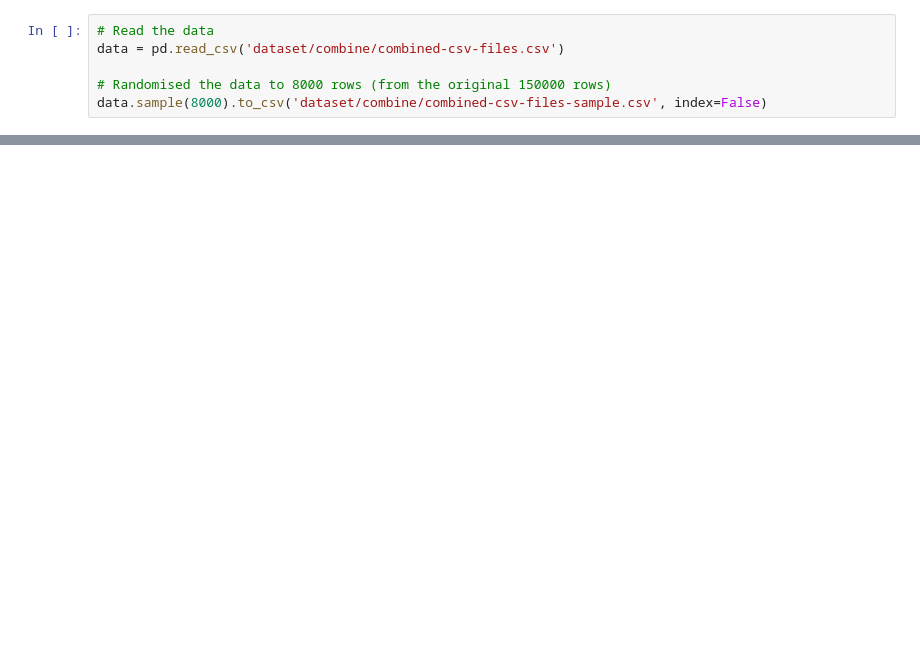
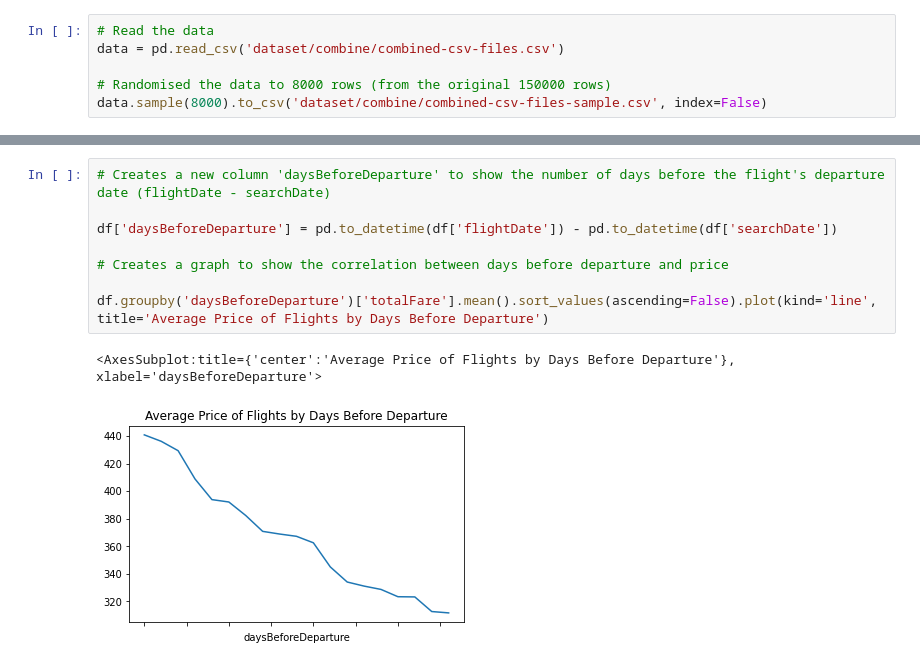
Before and after one commit to PuttTim/ticket-price-predictor, a Jupyter notebook: MLDP_Project.ipynb, the cells around one changed output, grey strips where cells are left out. Drawn from its saved outputs; the diff is of its cells as text; blank space fills up the shorter version.

```diff
--- a/MLDP_Project.ipynb
+++ b/MLDP_Project.ipynb
@@ -25,0 +85,11 @@ data.head()
+# %%
+# Creates a new column 'daysBeforeDeparture' to show the number of days before the flight's departure date (flightDate - searchDate)
+
+df['daysBeforeDeparture'] = pd.to_datetime(df['flightDate']) - pd.to_datetime(df['searchDate'])
+
+# Creates a graph to show the correlation between days before departure and price
+
+df.groupby('daysBeforeDeparture')['totalFare'].mean().sort_values(ascending=False).plot(kind='line', title='Average Price of Flights by Days Before Departure')
+# %% [output]
+<AxesSubplot:title={'center':'Average Price of Flights by Days Before Departure'}, xlabel='daysBeforeDeparture'>
+[figure, added]
```
Also changed, not shown: parts of 20 cells of this notebook.
